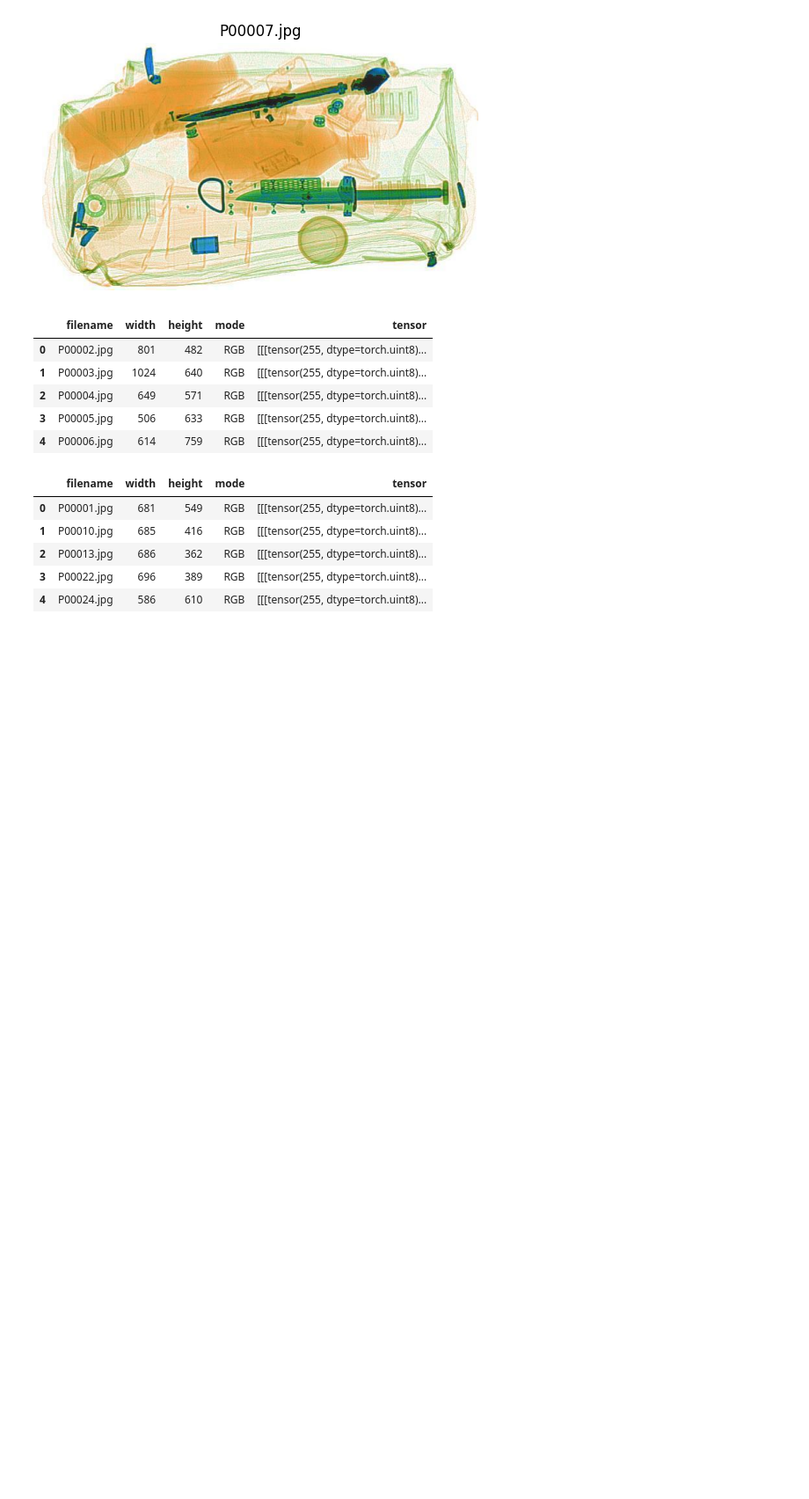
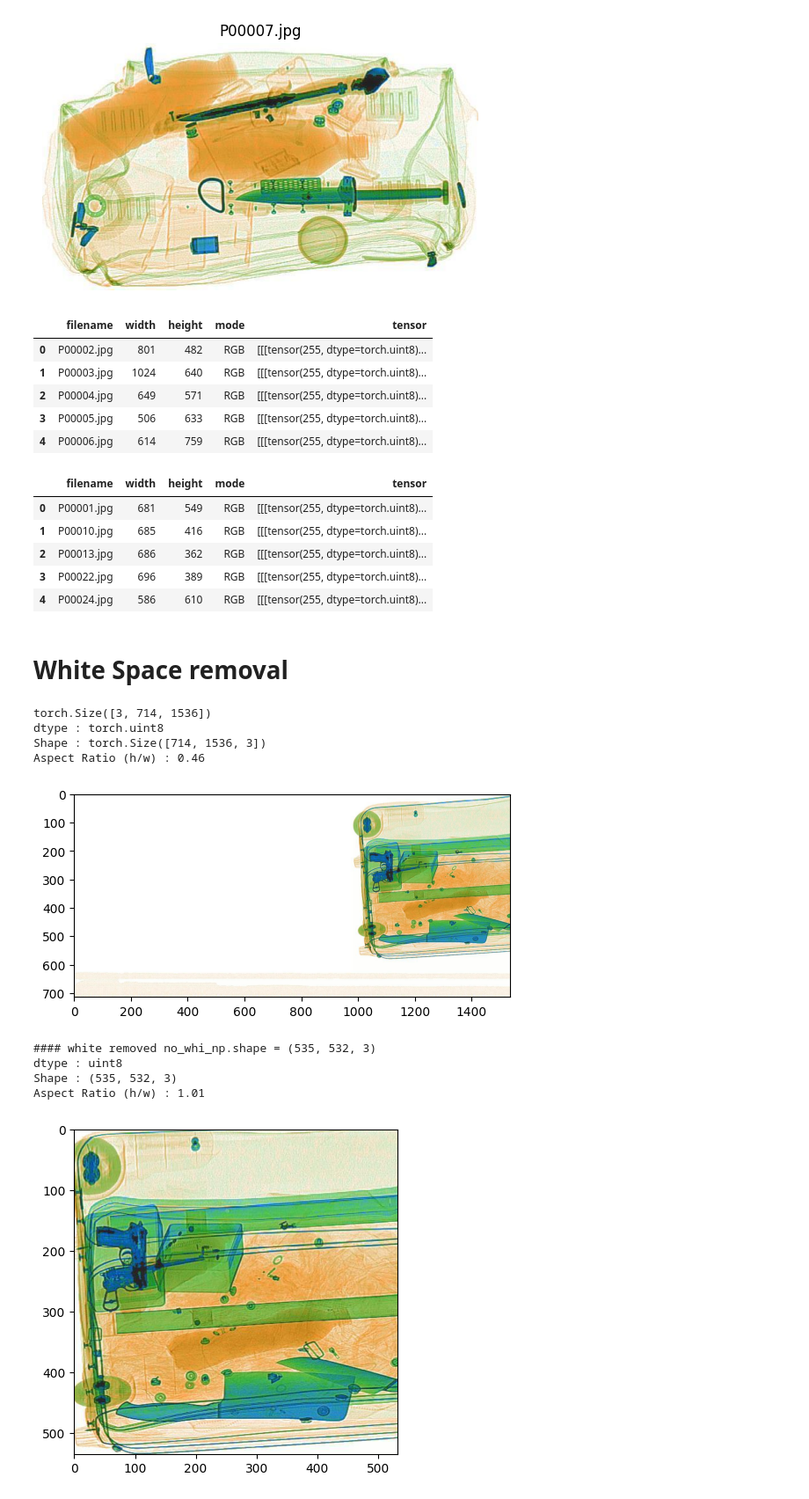
Before and after one commit to pranavpai/Computer-Vision-XRay-Research, a Jupyter notebook: G_XRay_01.ipynb, the cells around one changed output. Shown at 88% size. Drawn from its saved outputs; the diff is of its cells as text; code cells hidden in the pictures; blank space fills up the shorter version.

Commit message:
Added white space removal code

```diff
--- a/G_XRay_01.ipynb
+++ b/G_XRay_01.ipynb
@@ -320,3 +322,5 @@ df_test_images.head()
 | 2 | P00013.jpg | 686 | 362 | RGB | [[[tensor(255, dtype=torch.uint8)... |
 | 3 | P00022.jpg | 696 | 389 | RGB | [[[tensor(255, dtype=torch.uint8)... |
 | 4 | P00024.jpg | 586 | 610 | RGB | [[[tensor(255, dtype=torch.uint8)... |
+# %% [markdown]
+# White Space removal
@@ -322,0 +406,20 @@ df_test_images.head()
+# %%
+this_pic = df_train_images['tensor'][14]
+print(this_pic.shape)
+show_image(this_pic.permute(1, 2, 0), convert = False)
+
+hld = 99.9
+seg_size, h_tran, v_tran, no_whi_np = remove_white(im = this_pic.permute(1, 2, 0), v_whiteness_threshold = hld, h_whiteness_threshold = hld, seg_wid = 1)
+print(f"#### white removed no_whi_np.shape = {no_whi_np.shape}")
+show_image(no_whi_np)
+# %% [output]
+torch.Size([3, 714, 1536])
+dtype : torch.uint8
+Shape : torch.Size([714, 1536, 3])
+Aspect Ratio (h/w) : 0.46
+[figure, added]
+#### white removed no_whi_np.shape = (535, 532, 3)
+dtype : uint8
+Shape : (535, 532, 3)
+Aspect Ratio (h/w) : 1.01
+[figure, added]
```
Also changed, not shown: parts of 5 cells of this notebook, 1 other file.
